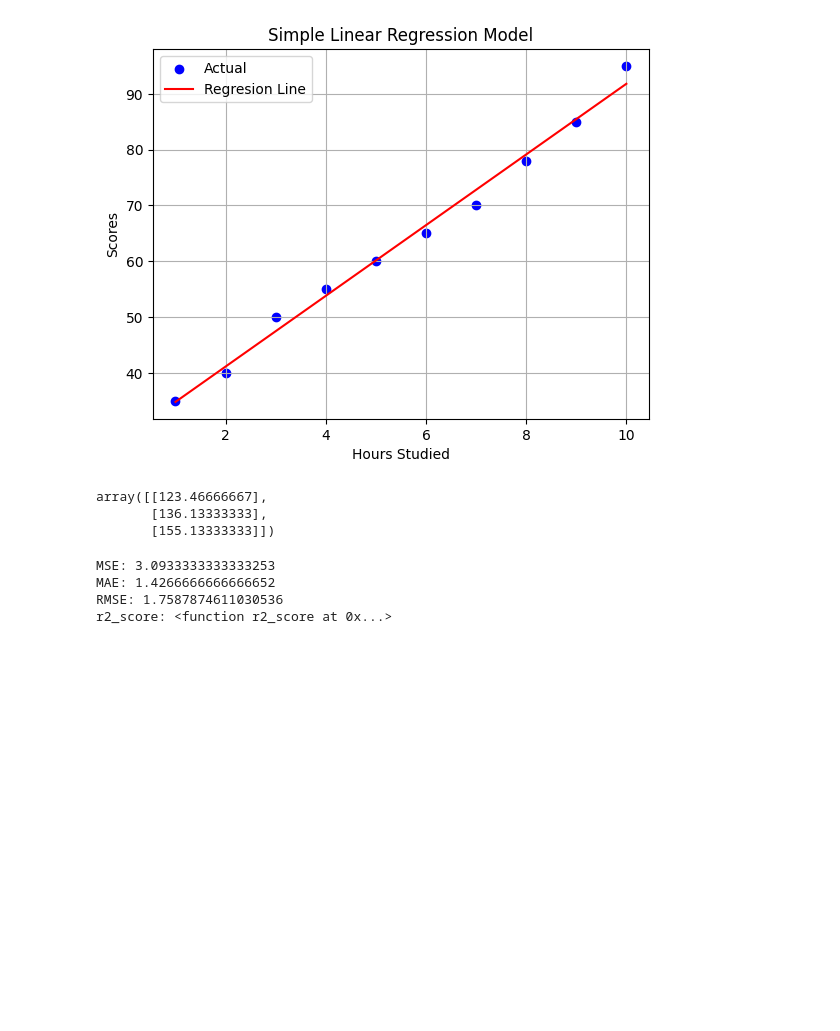
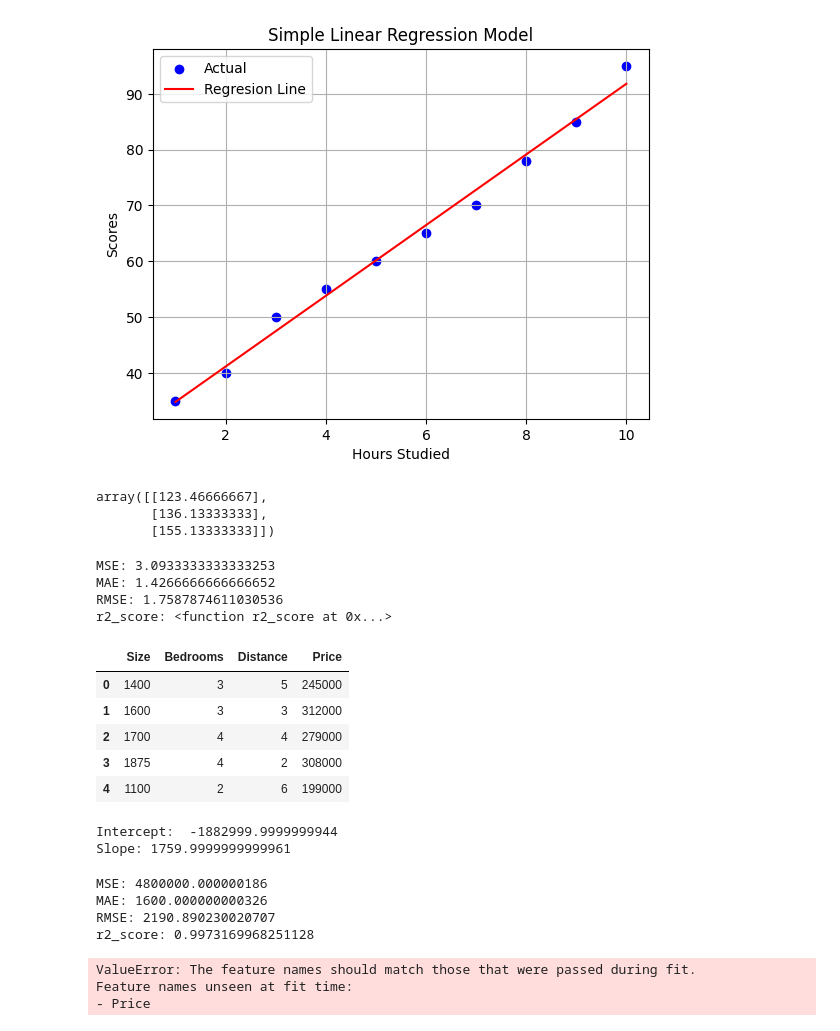
Before and after one commit to JoshOmondi/classification_mnist, a Jupyter notebook: notebooks/simple_linear_regression.ipynb, the cells around one changed output. Saved outputs shown, nothing was run; the diff lists cells and outputs as text; code cells hidden in the pictures; blank space fills up the shorter version.

```diff
--- a/notebooks/simple_linear_regression.ipynb
+++ b/notebooks/simple_linear_regression.ipynb
@@ -81,3 +82,52 @@ MSE: 3.0933333333333253
 MAE: 1.4266666666666652
 RMSE: 1.7587874611030536
 r2_score: <function r2_score at 0x...>
+# %%
+data = {
+    'Size': [1400, 1600, 1700, 1875, 1100],
+    'Bedrooms': [3, 3, 4, 4, 2],
+    'Distance': [5, 3, 4, 2, 6],
+    'Price': [245000, 312000, 279000, 308000, 199000]
+}
+
+df2= pd.DataFrame(data)
+df2.head()
+# %% [output]
+|  | Size | Bedrooms | Distance | Price |
+| 0 | 1400 | 3 | 5 | 245000 |
+| 1 | 1600 | 3 | 3 | 312000 |
+| 2 | 1700 | 4 | 4 | 279000 |
+| 3 | 1875 | 4 | 2 | 308000 |
+| 4 | 1100 | 2 | 6 | 199000 |
+# %%
+a= df2[['Size', 'Bedrooms', 'Distance']]
+b= df2['Price']
+
+
+linear= LinearRegression()
+linear.fit(a, b)
+
+print( 'Intercept: ', linear.intercept_)
+print('Slope:', linear.coef_[0])
+# %% [output]
+Intercept:  -1882999.9999999944
+Slope: 1759.9999999999961
+# %%
+b_pred= linear.predict(a)
+
+print('MSE:', mean_squared_error(b, b_pred))
+print('MAE:', mean_absolute_error(b, b_pred))
+print('RMSE:', np.sqrt(mean_squared_error(b, b_pred)))
+print('r2_score:', r2_score(b, b_pred))
+# %% [output]
+MSE: 4800000.000000186
+MAE: 1600.000000000326
+RMSE: 2190.890230020707
+r2_score: 0.9973169968251128
+# %%
+pred= linear.predict(df2)
+pred
+# %% [output]
+ValueError: The feature names should match those that were passed during fit.
+Feature names unseen at fit time:
+- Price
```
Also changed, not shown: parts of 2 cells of this notebook.
